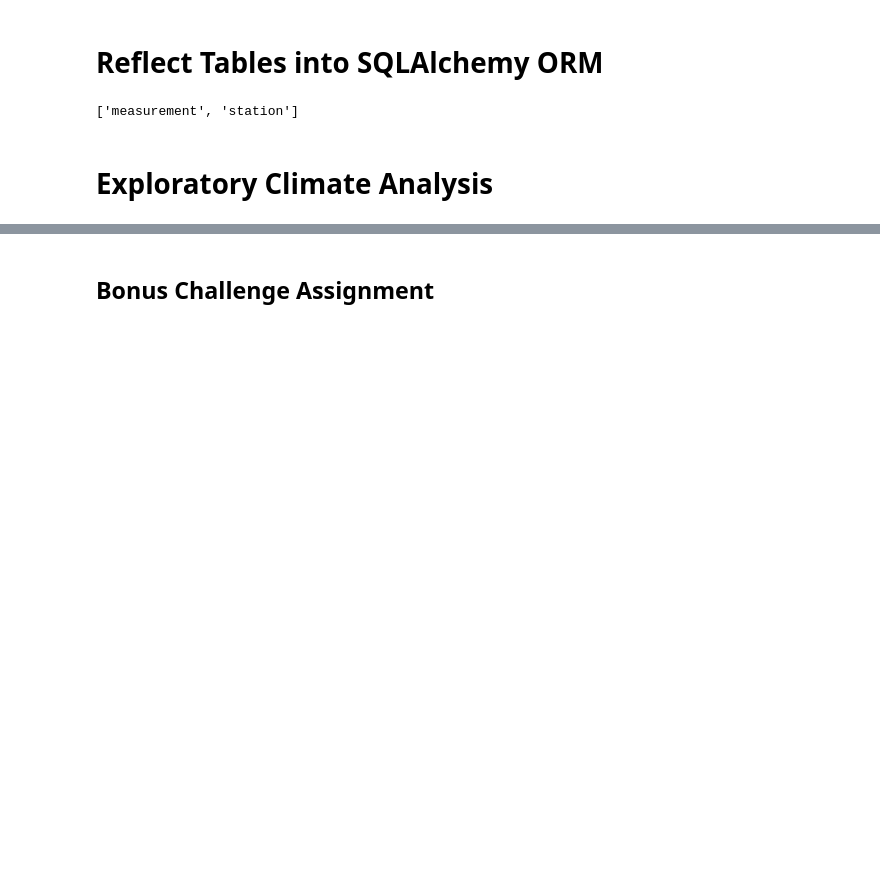
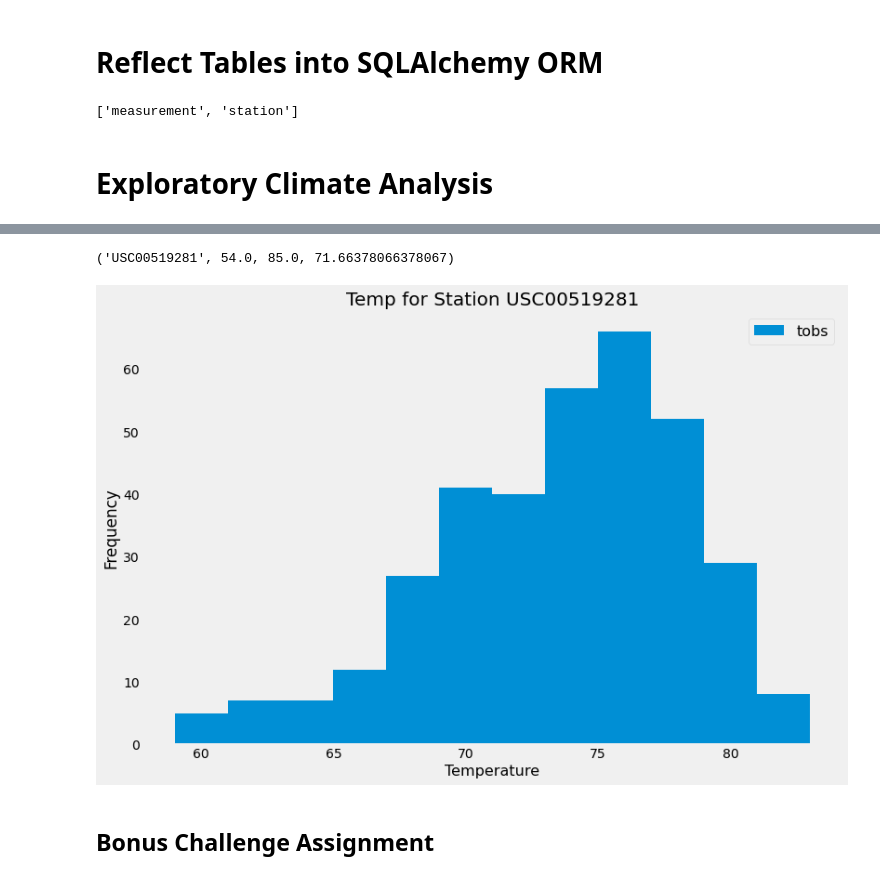
Before and after one commit to Btiley/sqlalchemy-challenge, a Jupyter notebook: SQL_Alchemy_Code/Climate SQL Alchemy.ipynb, the cells around one changed output, grey strips where cells are left out. Cells and saved outputs as stored; diff of their text form; code cells hidden in the pictures; blank space fills up the shorter version.

```diff
--- a/SQL_Alchemy_Code/Climate SQL Alchemy.ipynb
+++ b/SQL_Alchemy_Code/Climate SQL Alchemy.ipynb
@@ -76,3 +99,13 @@ TypeError: 'year' is an invalid keyword argument for this function
 # %%
 # Using the station id from the previous query, calculate the lowest temperature recorded,
 # highest temperature recorded, and average temperature of the most active station?
+Most_active = session.query(Measurement.station,\
+                        func.min(Measurement.tobs).label('Min Temp'),\
+                        func.max(Measurement.tobs).label('Max Temp'),\
+                        func.avg(Measurement.tobs).label('Avg Temp')).\
+                        group_by(Measurement.station).\
+                        order_by(func.count(Measurement.station).desc()).first()
+
+Most_active
+# %% [output]
+('USC00519281', 54.0, 85.0, 71.66378066378067)
@@ -82,3 +112,27 @@ TypeError: 'year' is an invalid keyword argument for this function
+# %%
+# Choose the station with the highest number of temperature observations.
+# Query the last 12 months of temperature observation data for this station and plot the results as a histogram
+temp_counts = session.query(Measurement.station,func.count(Measurement.tobs)).\
+                        group_by(Measurement.station).\
+                        order_by(func.count(Measurement.tobs).desc()).all()
+Most_temps = temp_counts[0][0]
+
+temp_data = session.query(Measurement.station, Measurement.tobs).\
+               filter(Measurement.station == Most_temps).\
+                filter(Measurement.date >= Year_ago).all()
+
+temp_df = pd.DataFrame(temp_data)
+temp_df.set_index('station', inplace=True)
+temp_df.head()
+
+temp_df.plot.hist(by='station', bins=12, figsize=(12,8))
+plt.grid()
+plt.title("Temp for Station " + Most_temps, fontsize=20)
+plt.xlabel("Temperature", fontsize=16)
+plt.legend(bbox_to_anchor=(1,1), fontsize=16)
+plt.show()
+# %% [output]
+[figure, added]
 # %% [markdown]
 ## Bonus Challenge Assignment
 # %%
```
Also changed, not shown: parts of 6 cells of this notebook, 2 other files.
